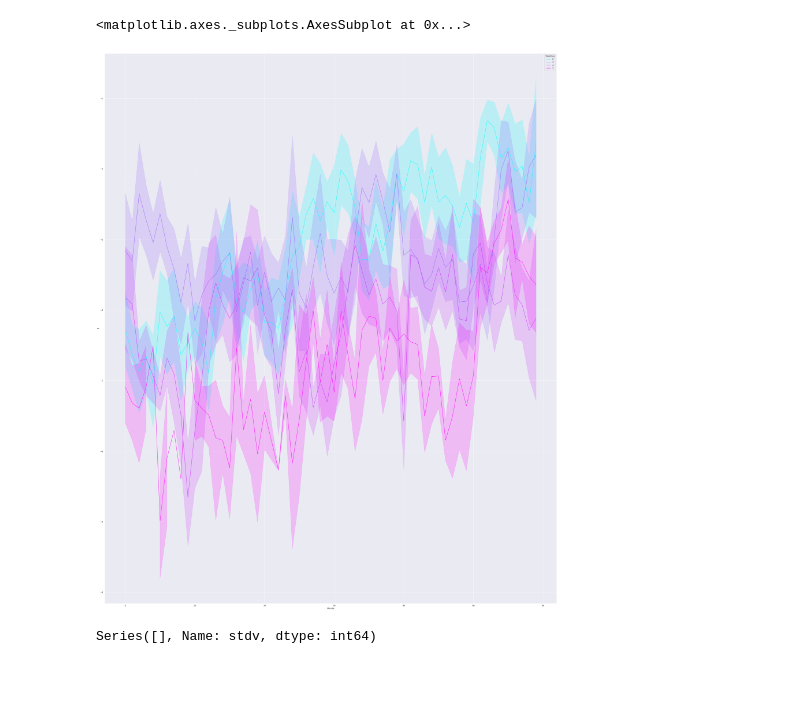
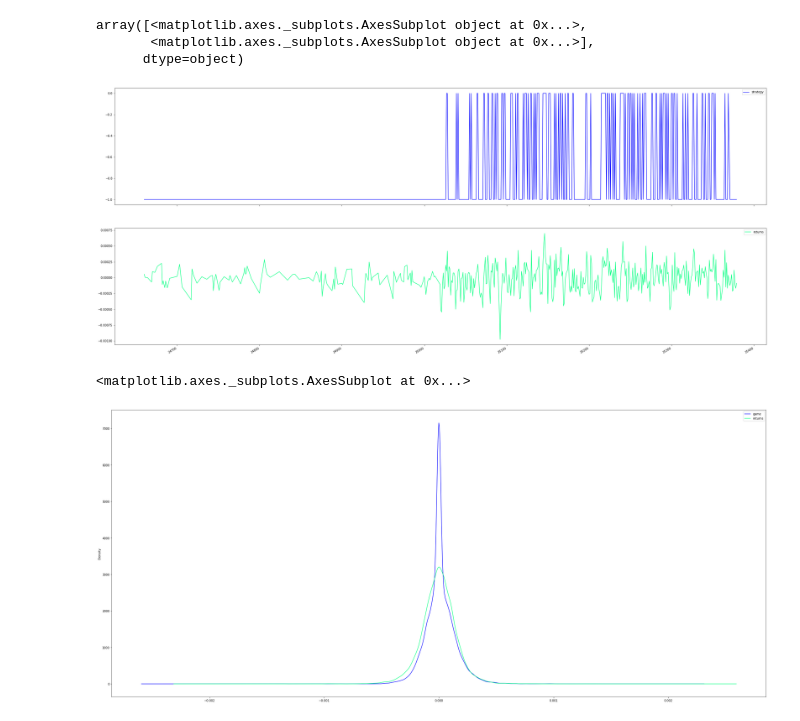
Before and after one commit to hublun/TWSApi, a Jupyter notebook: IBApi_Historical_T_Analysis.ipynb, the cells around one changed output. Saved outputs shown, nothing was run; the diff lists cells and outputs as text; code cells hidden in the pictures; blank space fills up the shorter version.

```diff
--- a/IBApi_Historical_T_Analysis.ipynb
+++ b/IBApi_Historical_T_Analysis.ipynb
@@ -5,7 +6,7 @@ import pandas as pd
 import matplotlib.pyplot as plt
 import seaborn as sns
 # %%
-df = pd.read_pickle('/content/drive/MyDrive/TWS/M2K20201219_to_20201224131500.pkl')
+df = pd.read_pickle('/content/drive/MyDrive/TWS/M2K20201226_to_20201231170000.pkl')
 # %%
 df["Time"] = pd.to_datetime(df["time"], format='%Y%m%d  %H:%M:%S', yearfirst=True)
 # %%
@@ -32,12 +33,9 @@ df["up"] = df.dev > 5
 df["down"] = df.dev < -5
 # %%
 df = df[df.jump.ne(0.0)]
+# %%
+df.drop(df[df.TradeDay==0].index, inplace=True)
 # %%
 df["stdv"] = df.dev.rolling(window=60, min_periods=1).std()
 df["mu"] = df.dev.ne(0).rolling(window=60, min_periods=1).mean()
 df["t"] = (df.dev - df.mu) / df.stdv
-# %%
-df["pf10sec"] = (df.avg.shift(-2)-df.avg).fillna(0.0)
-df["pf30sec"] = (df.avg.shift(-6)-df.avg).fillna(0.0)
-df["pfmin"] = (df.avg.shift(-12)-df.avg).fillna(0.0)
-df.head()
@@ -119,14 +64,19 @@ data=df[df.Hour==15]
 sns.set_style("darkgrid")
 fig, ax = plt.subplots(figsize=a4_dims)
 sns.lineplot(x=data.Minute, y=data.t, hue=data.TradeDay, palette="cool", dashes=False, alpha=0.9)
-# %% [output]
-<matplotlib.axes._subplots.AxesSubplot at 0x...>
-[figure, removed]
-# %%
-df[abs(df.stdv)==0.0].groupby(df.Hour)["stdv"].count()
-# %% [output]
-Series([], Name: stdv, dtype: int64)
 # %%
 for index, row in df.iterrows():
   if row["t_val24"] > 2:
     print(row["avg"])
+# %%
+df[(df.TradeDay==4) & (df.Hour==9)][['strategy', 'returns']].plot(kind='line', subplots=True, use_index=True,figsize=(40,18), colormap='winter')
+# %% [output]
+array([<matplotlib.axes._subplots.AxesSubplot object at 0x...>,
+       <matplotlib.axes._subplots.AxesSubplot object at 0x...>],
+      dtype=object)
+[figure, added]
+# %%
+df[['game', 'returns']].plot(kind='kde', subplots=False, use_index=True,figsize=(40,18), colormap='winter')
+# %% [output]
+<matplotlib.axes._subplots.AxesSubplot at 0x...>
+[figure, added]
```
Also changed, not shown: parts of 21 cells of this notebook.
